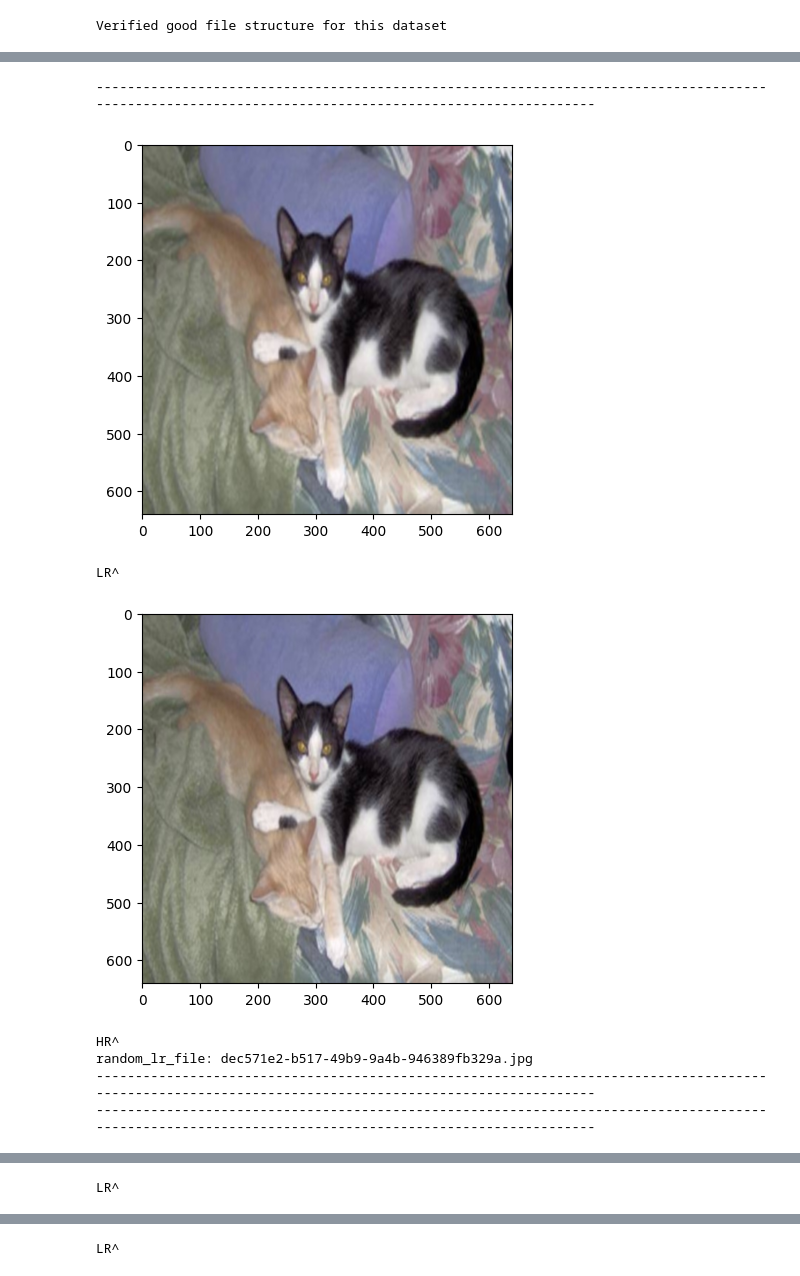
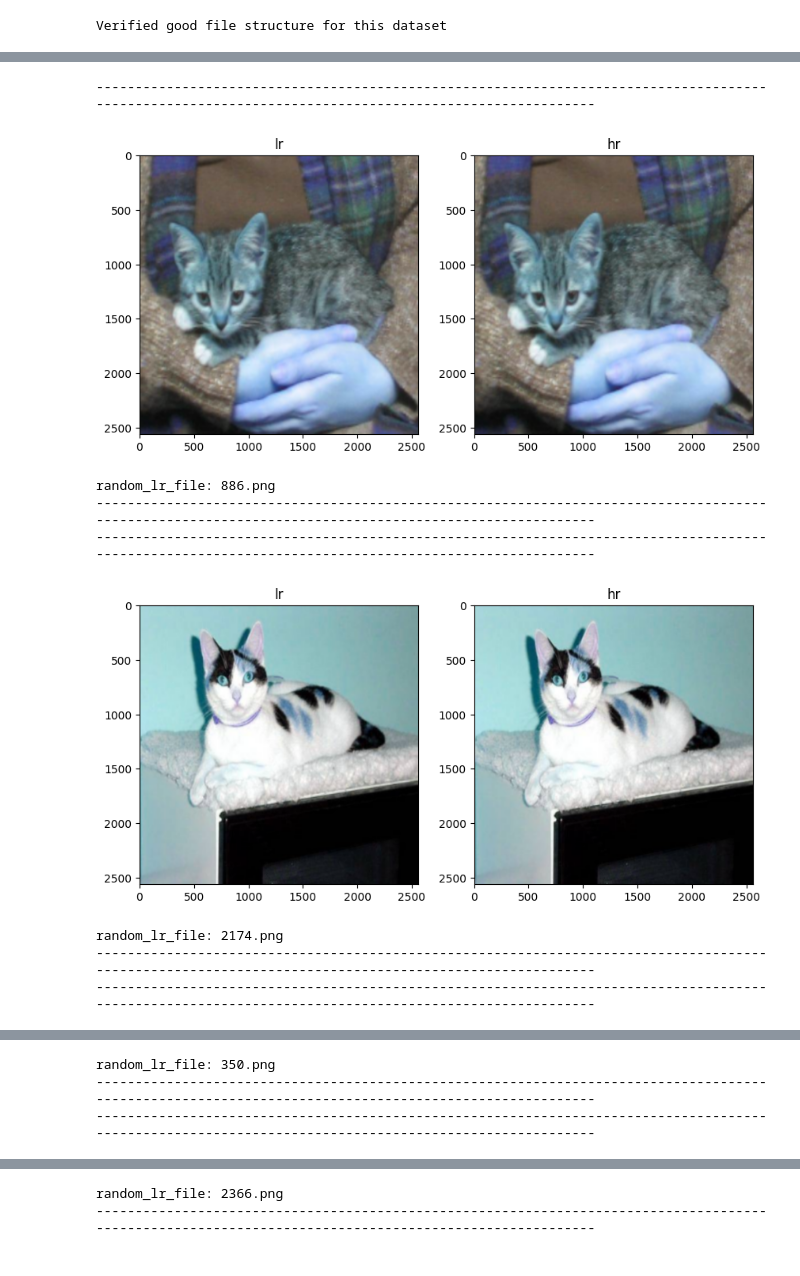
Before and after one commit to matthewmiglio/cat_upscaler, a Jupyter notebook: dataset_health_check.ipynb, the cells around one changed output, grey strips where cells are left out. Drawn from its saved outputs; the diff is of its cells as text; code cells hidden in the pictures.

```diff
--- a/dataset_health_check.ipynb
+++ b/dataset_health_check.ipynb
@@ -0,0 +8,5 @@
+# %%
+"""INPUTS"""
+dataset_dir = r"H:\my_files\my_programs\cat_upscaler\datasets\cat_downscale_4"
+expected_image_width = 2560
+expected_image_height = 2560
@@ -43,37 +98,24 @@ Error:
 # %%
-# Do the random comparisons between lr and hr
-# files making sure theyre the same base image
-
-import cv2
-import matplotlib.pyplot as plt
-import random
-
-def show_cv2_image(cv2_image):
-    plt.imshow(cv2.cvtColor(cv2_image, cv2.COLOR_BGR2RGB))
-    plt.show()
-
-random_lr_files = random.sample(lr_files, 5)
-random_hr_files = random.sample(hr_files, 5)
+"""Show some samples of the image sets"""
 
 
-for random_lr_file in random_lr_files:
+
+for random_lr_file in random.sample(lr_files, 5):
     print('---'*50)
     lr_file_path = os.path.join(lr_folder, random_lr_file)
     hr_file_path = os.path.join(hr_folder, random_lr_file)
     lr_image = cv2.imread(lr_file_path)
     hr_image = cv2.imread(hr_file_path)
-    show_cv2_image(lr_image)
-    print('LR^')
-    show_cv2_image(hr_image)
-    print('HR^')
+    show_images_side_by_side(lr_image, hr_image)
     print('random_lr_file:', random_lr_file)
     print('---'*50)
 # %% [output]
 ------------------------------------------------------------------------------------------------------------------------------------------------------
-[figure, old version]
+[figure, new version]
-LR^
+random_lr_file: 886.png
+------------------------------------------------------------------------------------------------------------------------------------------------------
+------------------------------------------------------------------------------------------------------------------------------------------------------
-[figure, old version]
+[figure, new version]
-HR^
-random_lr_file: dec571e2-b517-49b9-9a4b-946389fb329a.jpg
+random_lr_file: 2174.png
 ------------------------------------------------------------------------------------------------------------------------------------------------------
 ------------------------------------------------------------------------------------------------------------------------------------------------------
@@ -81 +123,3 @@ random_lr_file: dec571e2-b517-49b9-9a4b-946389fb329a.jpg
-LR^
+random_lr_file: 350.png
+------------------------------------------------------------------------------------------------------------------------------------------------------
+------------------------------------------------------------------------------------------------------------------------------------------------------
@@ -88 +131,2 @@ random_lr_file: bffdca1a-be9f-471c-81f4-a5b2320b2adc.jpg
-LR^
+random_lr_file: 2366.png
+------------------------------------------------------------------------------------------------------------------------------------------------------
```
Also changed, not shown: parts of 6 cells of this notebook.
